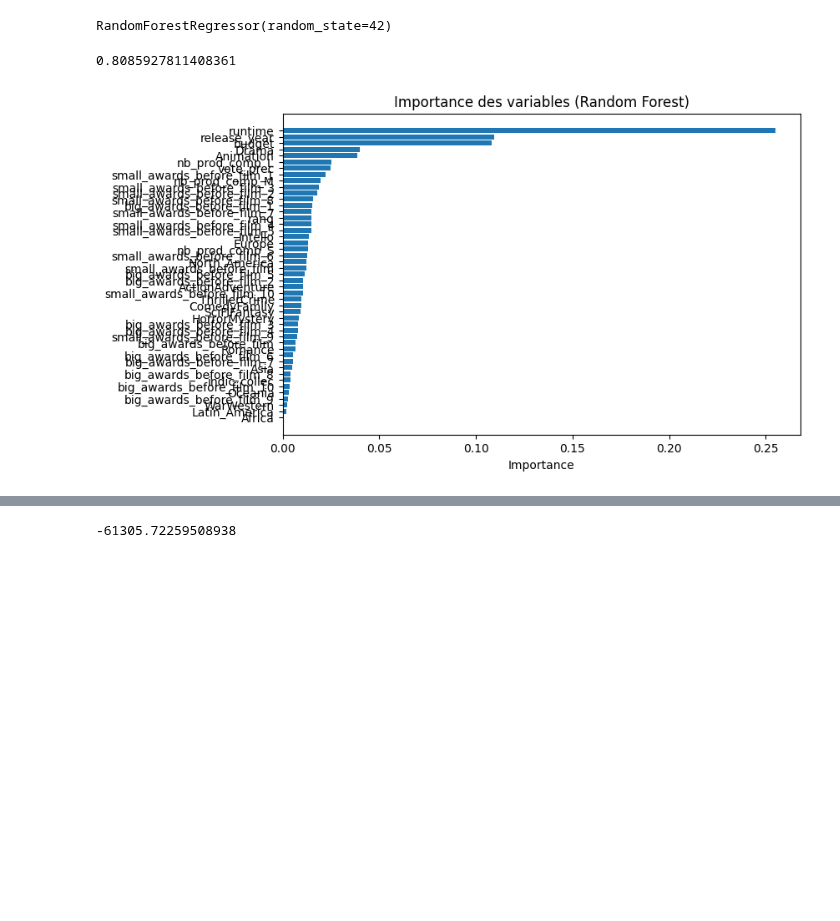
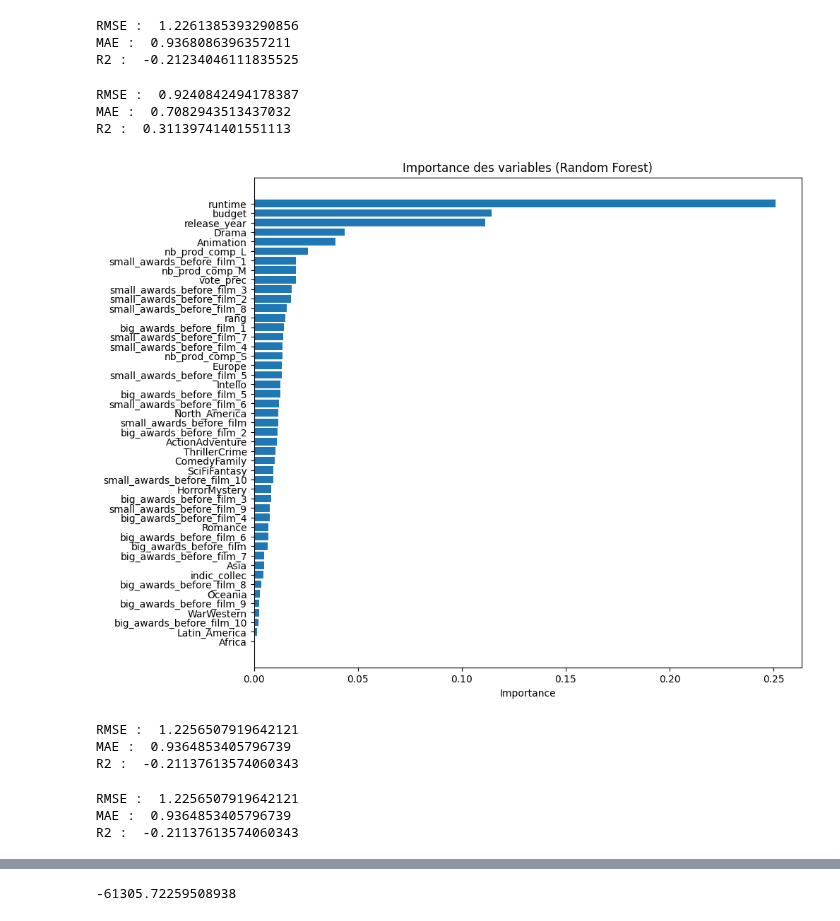
Before and after one commit to mlepennec-ensae/formation_cepe, a Jupyter notebook: Projet/modeles_projet copy.ipynb, the cells around one changed output, grey strips where cells are left out. Drawn from its saved outputs; the diff is of its cells as text; code cells hidden in the pictures; blank space fills up the shorter version.

```diff
--- a/Projet/modeles_projet copy.ipynb
+++ b/Projet/modeles_projet copy.ipynb
@@ -72,3 +72,6 @@ FileNotFoundError: mlepennec-ensae/weights_test.csv
+# %%
+X_train=X_train.iloc[:,1:]
+X_test=X_test.iloc[:,1:]
 # %%
 scaler = StandardScaler()
 X_train_scaled = pd.DataFrame(
@@ -82,4 +85,6 @@ X_test_scaled = pd.DataFrame(
     index=X_test.index                    # garde les mêmes index
 )
 # %%
-rf = RandomForestRegressor(random_state=42)
+lr = LinearRegression()
+lr.fit(X_train_scaled, y_train, sample_weight=np.array(weights_train)[:, 0])
+y_predict = lr.predict(X_test_scaled)
@@ -93,4 +90,0 @@ rf = RandomForestRegressor(random_state=42)
-# %%
-rf.fit(X_train_scaled[selection_variables], y_train, sample_weight=weights_train)
-# %% [output]
-RandomForestRegressor(random_state=42)
@@ -99,4 +91,8 @@ y_predict = rf.predict(X_test_scaled[selection_variables])
 # %%
-mean_squared_error(y_test, y_predict)
+print('RMSE : ',root_mean_squared_error(y_test, y_predict))
+print('MAE : ',mean_absolute_error(y_test, y_predict))
+print('R2 : ', r2_score(y_test, y_predict))
 # %% [output]
-0.8085927811408361
+RMSE :  1.2261385393290856
+MAE :  0.9368086396357211
+R2 :  -0.21234046111835525
@@ -105,3 +99,15 @@ mean_squared_error(y_test, y_predict)
+# %%
+rf = RandomForestRegressor(random_state=42)
+rf.fit(X_train_scaled, y_train, sample_weight=np.array(weights_train)[:, 0])
+y_predict = rf.predict(X_test_scaled)
+# %%
+print('RMSE : ',root_mean_squared_error(y_test, y_predict))
+print('MAE : ',mean_absolute_error(y_test, y_predict))
+print('R2 : ', r2_score(y_test, y_predict))
+# %% [output]
+RMSE :  0.9240842494178387
+MAE :  0.7082943513437032
+R2 :  0.31139741401551113
 # %%
 importances = rf.feature_importances_
 
@@ -113,11 +119,11 @@ feature_importances = pd.DataFrame({
 # %%
 import matplotlib.pyplot as plt
 
-plt.figure(figsize=(8, 5))
+plt.figure(figsize=(10, 9))
 plt.barh(feature_importances['Feature'], feature_importances['Importance'])
 plt.gca().invert_yaxis()  # Pour avoir la plus importante en haut
 plt.xlabel("Importance")
 plt.title("Importance des variables (Random Forest)")
 plt.show()
 # %% [output]
-[figure, old version]
+[figure, new version]
@@ -123,0 +137,8 @@ plt.show()
+# %%
+print('RMSE : ',root_mean_squared_error(y_test, y_predict))
+print('MAE : ',mean_absolute_error(y_test, y_predict))
+print('R2 : ', r2_score(y_test, y_predict))
+# %% [output]
+RMSE :  1.2256507919642121
+MAE :  0.9364853405796739
+R2 :  -0.21137613574060343
@@ -124,3 +161,11 @@ plt.show()
+# %%
+print('RMSE : ',root_mean_squared_error(y_test, y_predict))
+print('MAE : ',mean_absolute_error(y_test, y_predict))
+print('R2 : ', r2_score(y_test, y_predict))
+# %% [output]
+RMSE :  1.2256507919642121
+MAE :  0.9364853405796739
+R2 :  -0.21137613574060343
 # %%
 selection_variables=list(feature_importances.iloc[:-10,0])
 # %%
```
Also changed, not shown: parts of 10 cells of this notebook.
